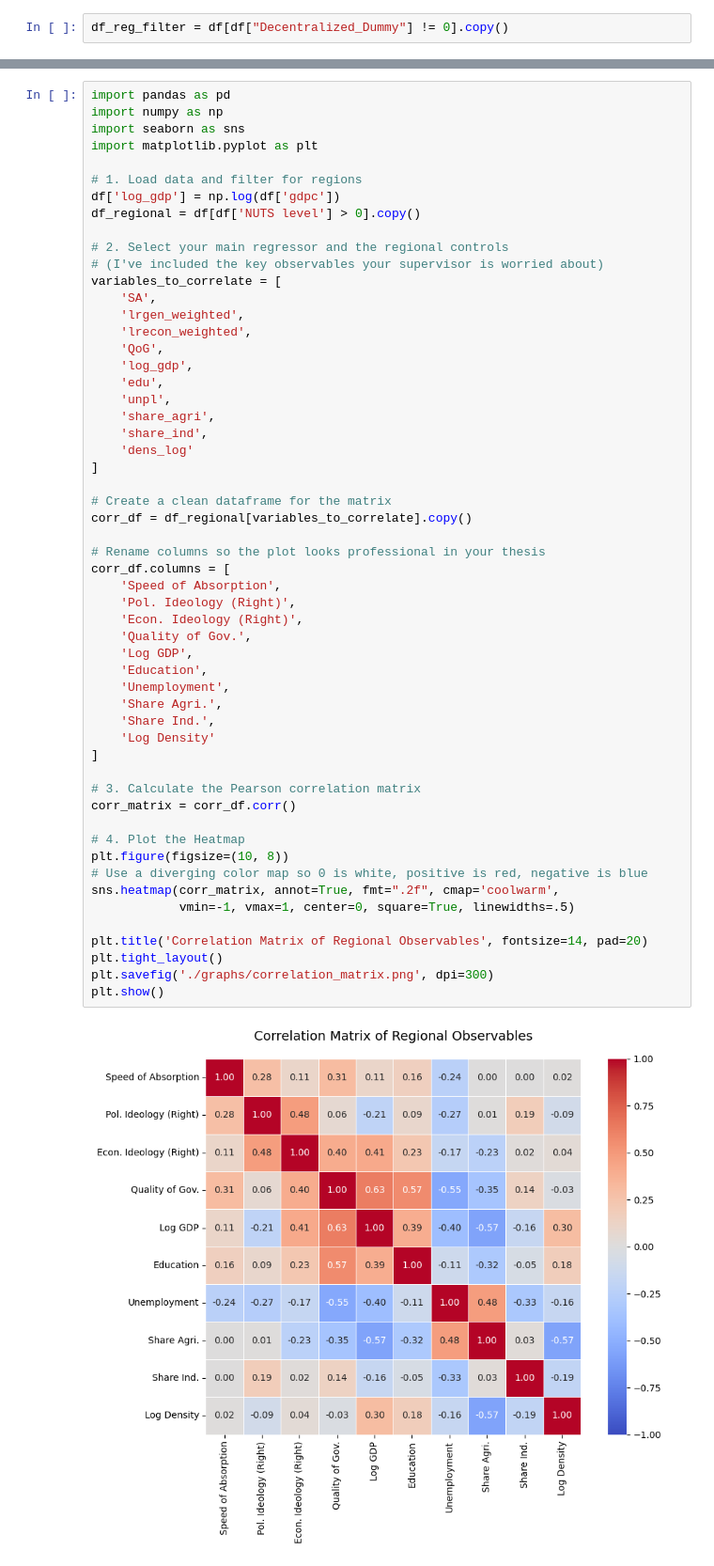
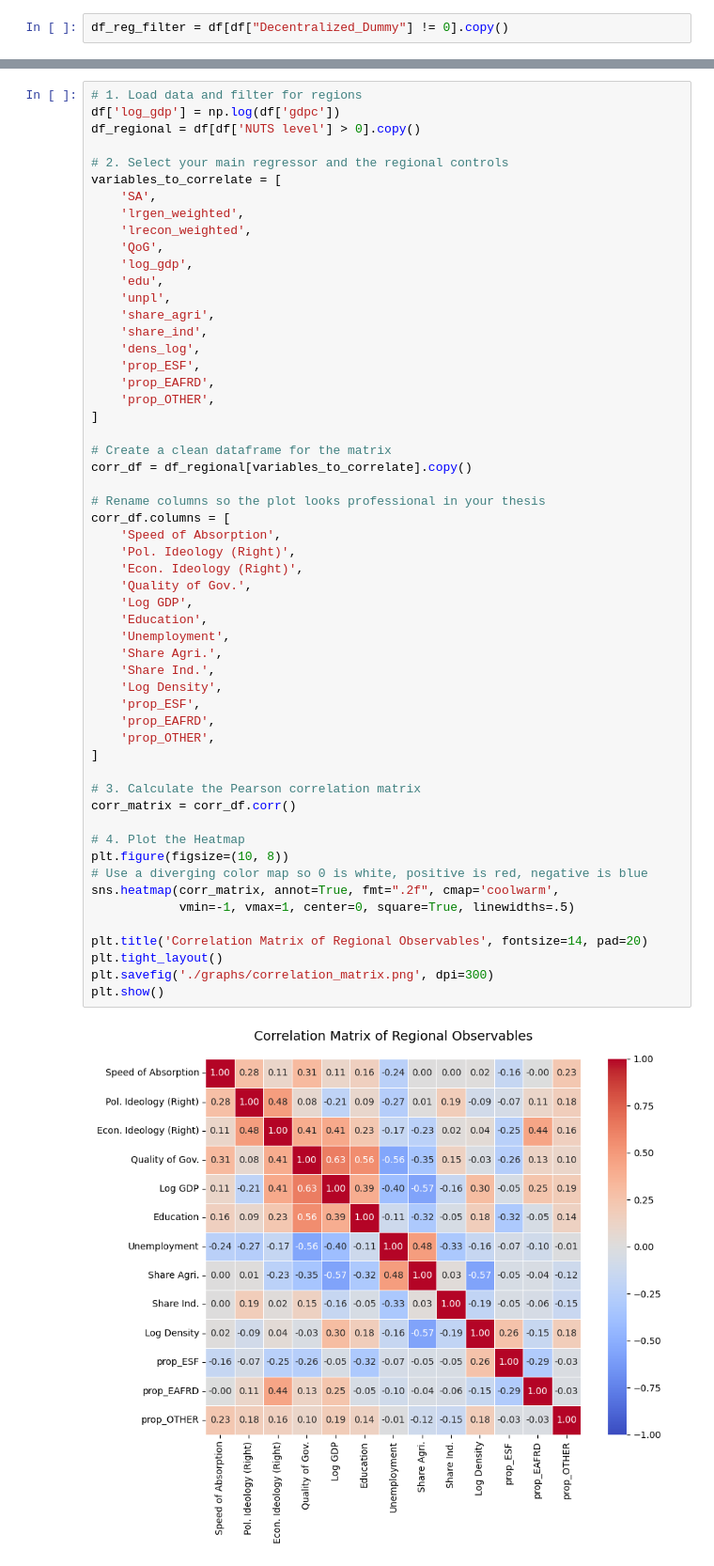
Before and after one commit to Savitar38/dissertation2, a Jupyter notebook: analysis.ipynb, the cells around one changed output, grey strips where cells are left out. Shown at 94% size. Saved outputs shown, nothing was run; the diff lists cells and outputs as text.

```diff
--- a/analysis.ipynb
+++ b/analysis.ipynb
@@ -307,17 +319,11 @@ plt.show()
 # %% [output]
 [figure]
 # %%
-import pandas as pd
-import numpy as np
-import seaborn as sns
-import matplotlib.pyplot as plt
-
 # 1. Load data and filter for regions
 df['log_gdp'] = np.log(df['gdpc'])
 df_regional = df[df['NUTS level'] > 0].copy()
 
 # 2. Select your main regressor and the regional controls
-# (I've included the key observables your supervisor is worried about)
 variables_to_correlate = [
     'SA',
     'lrgen_weighted',
@@ -328,38 +334,44 @@ variables_to_correlate = [
     'unpl',
     'share_agri',
     'share_ind',
-    'dens_log'
+    'dens_log',
+    'prop_ESF',
+    'prop_EAFRD',
+    'prop_OTHER',
 ]
 
 # Create a clean dataframe for the matrix
 corr_df = df_regional[variables_to_correlate].copy()
 
 # Rename columns so the plot looks professional in your thesis
 corr_df.columns = [
     'Speed of Absorption',
     'Pol. Ideology (Right)',
     'Econ. Ideology (Right)',
     'Quality of Gov.',
     'Log GDP',
     'Education',
     'Unemployment',
     'Share Agri.',
     'Share Ind.',
-    'Log Density'
+    'Log Density',
+    'prop_ESF',
+    'prop_EAFRD',
+    'prop_OTHER',
 ]
 
 # 3. Calculate the Pearson correlation matrix
 corr_matrix = corr_df.corr()
 
 # 4. Plot the Heatmap
 plt.figure(figsize=(10, 8))
 # Use a diverging color map so 0 is white, positive is red, negative is blue
 sns.heatmap(corr_matrix, annot=True, fmt=".2f", cmap='coolwarm',
             vmin=-1, vmax=1, center=0, square=True, linewidths=.5)
 
 plt.title('Correlation Matrix of Regional Observables', fontsize=14, pad=20)
 plt.tight_layout()
 plt.savefig('./graphs/correlation_matrix.png', dpi=300)
 plt.show()
 # %% [output]
-[figure, old version]
+[figure, new version]
```
Also changed, not shown: parts of 8 cells of this notebook, 2 other files.
